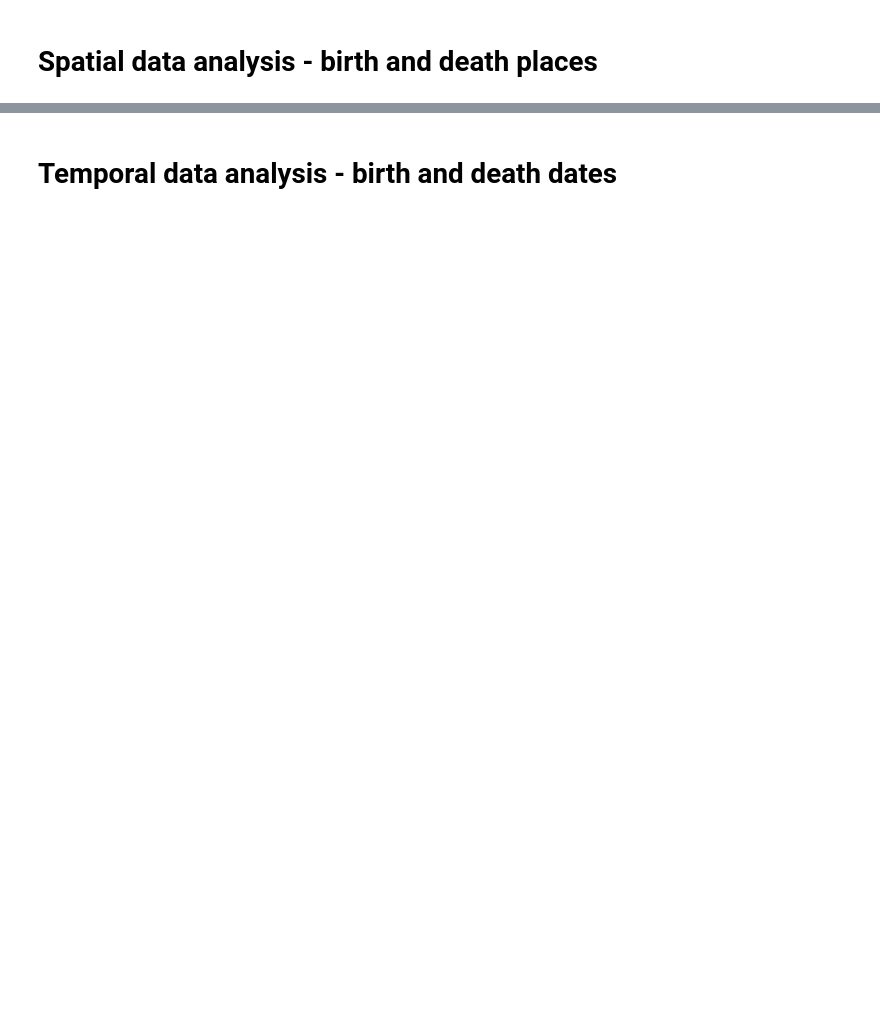
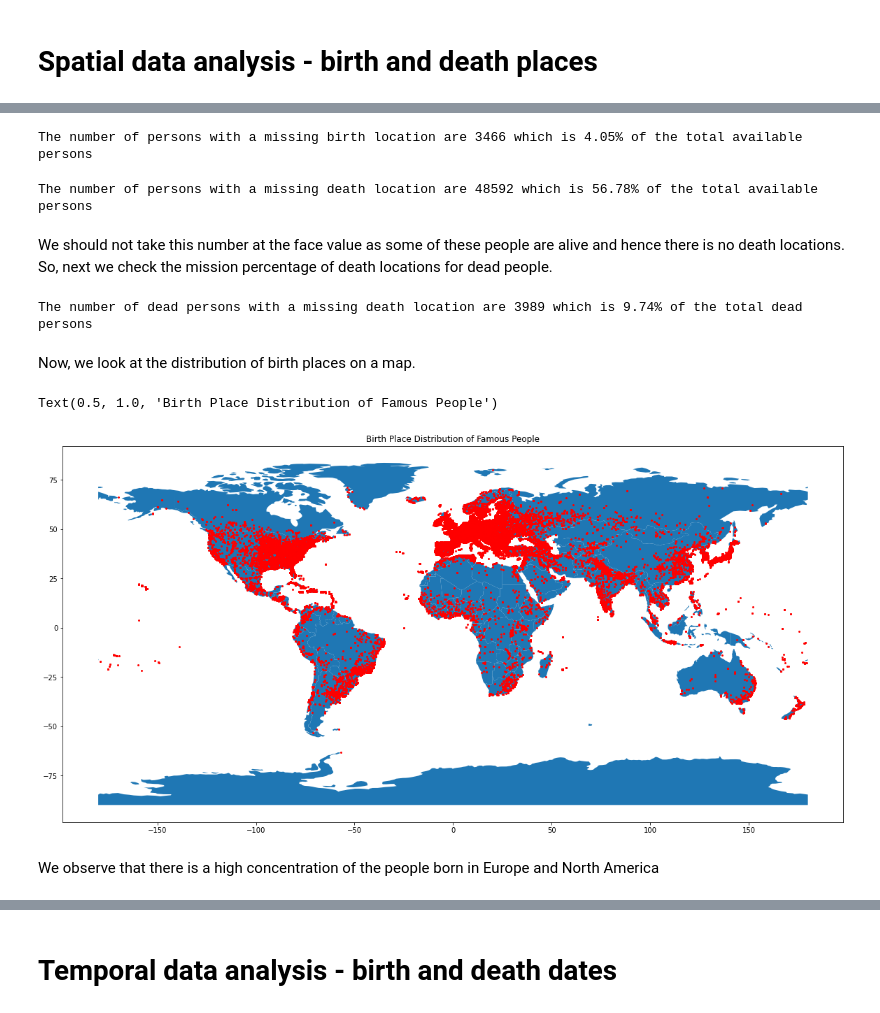
Before and after one commit to com-480-data-visualization/data-visualization-project-2021-famousworld, a Jupyter notebook: notebooks/PantheonExploratory.ipynb, the cells around one changed output, grey strips where cells are left out. Saved outputs shown, nothing was run; the diff lists cells and outputs as text; code cells hidden in the pictures; blank space fills up the shorter version.

Commit message:
language modification and details about death percentages.

```diff
--- a/notebooks/PantheonExploratory.ipynb
+++ b/notebooks/PantheonExploratory.ipynb
@@ -3,9 +18,8 @@
 # %%
-import pandas as pd
+persons = pd.read_csv("https://storage.googleapis.com/pantheon-public-data/person_2020_update.csv.bz2", low_memory=False)
 
-df = pd.read_csv("https://storage.googleapis.com/pantheon-public-data/person_2020_update.csv.bz2")
-df = df[df.is_group == False]
-df.head()
+persons = persons[persons.is_group == False]
+persons.head()
 # %% [output]
 |  | id | wd_id | wp_id | slug | name | occupation | prob_ratio | gender | twitter | alive | ... |
 | 0 | 18934 | Q9458 | 18934 | Muhammad | Muhammad | RELIGIOUS FIGURE | 0.0 | M | NaN | False | ... |
@@ -38 +65,42 @@ Missing samples of death places: 56.78360249608526%
+# %%
+no_bloc_persons = persons.bplace_lat.isna().sum()
+no_bloc_persons_percent = (no_bloc_persons/num_persons)*100
+
+print("The number of persons with a missing birth location are {} which is {:.2f}% of the total available persons". format(no_bloc_persons, no_bloc_persons_percent))
+# %% [output]
+The number of persons with a missing birth location are 3466 which is 4.05% of the total available persons
+# %%
+no_dloc_persons = persons.dplace_lat.isna().sum()
+no_dloc_persons_percent = (no_dloc_persons/num_persons)*100
+
+print("The number of persons with a missing death location are {} which is {:.2f}% of the total available persons". format(no_dloc_persons, no_dloc_persons_percent))
+# %% [output]
+The number of persons with a missing death location are 48592 which is 56.78% of the total available persons
+# %% [markdown]
+We should not take this number at the face value as some of these people are alive and hence there is no death locations. So, next we check the mission percentage of death locations for dead people.
+# %%
+dead_persons = persons[persons["alive"] == False]
+
+no_dloc_dpersons = dead_persons.dplace_lat.isna().sum()
+no_dloc_dpersons_percent = (no_dloc_dpersons/len(dead_persons))*100
+
+print("The number of dead persons with a missing death location are {} which is {:.2f}% of the total dead persons". format(no_dloc_dpersons, no_dloc_dpersons_percent))
+# %% [output]
+The number of dead persons with a missing death location are 3989 which is 9.74% of the total dead persons
+# %% [markdown]
+Now, we look at the distribution of birth places on a map.
+# %%
+birth_loc_df = persons[["bplace_lon", "bplace_lat"]]
+
+geometry = [Point(xy) for xy in zip(birth_loc_df['bplace_lon'], birth_loc_df['bplace_lat'])]
+gdf = GeoDataFrame(birth_loc_df, geometry=geometry)
+
+#this is a simple map that goes with geopandas
+world = gpd.read_file(gpd.datasets.get_path('naturalearth_lowres'))
+gdf.plot(ax=world.plot(figsize=(20, 20)), marker='.', color='red', markersize=15).set_title('Birth Place Distribution of Famous People')
+# %% [output]
+Text(0.5, 1.0, 'Birth Place Distribution of Famous People')
+[figure, added]
+# %% [markdown]
+We observe that there is a high concentration of the people born in Europe and North America
 # %%
```
Also changed, not shown: parts of 36 cells of this notebook, 1 other file.
